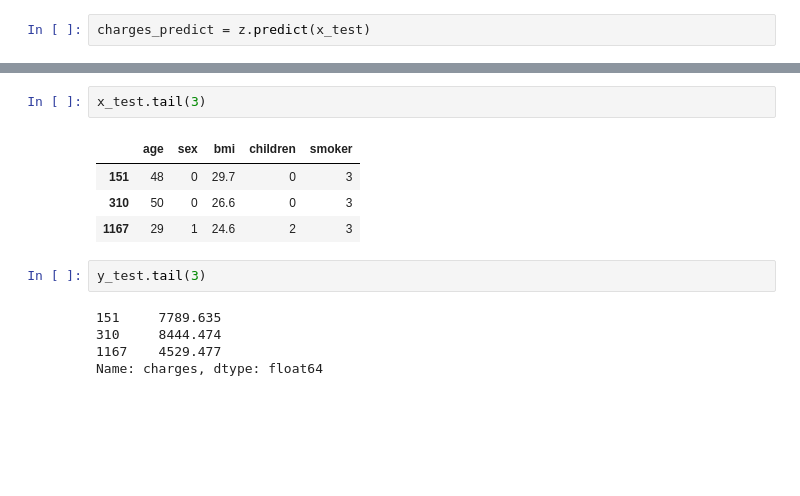
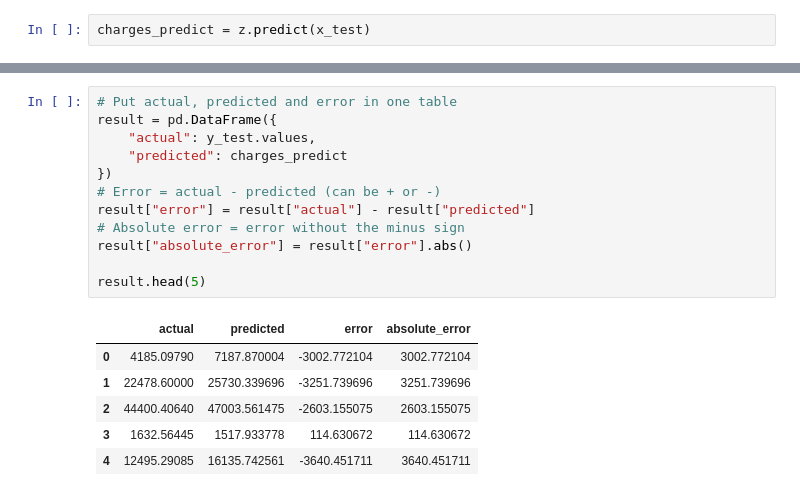
Before and after one commit to Natarajan-2712/Jupyter-lab, a Jupyter notebook: Random Forest(Regressor).ipynb, the cells around one changed output, grey strips where cells are left out. Drawn from its saved outputs; the diff is of its cells as text; blank space fills up the shorter version.

```diff
--- a/Random Forest(Regressor).ipynb
+++ b/Random Forest(Regressor).ipynb
@@ -115,14 +127,19 @@ Mean absolute error : 2609.6861481467604
-# %%
-x_test.tail(3)
-# %% [output]
-|  | age | sex | bmi | children | smoker |
-| 151 | 48 | 0 | 29.7 | 0 | 3 |
-| 310 | 50 | 0 | 26.6 | 0 | 3 |
-| 1167 | 29 | 1 | 24.6 | 2 | 3 |
-# %%
-y_test.tail(3)
-# %% [output]
-151     7789.635
-310     8444.474
-1167    4529.477
-Name: charges, dtype: float64
+# %%
+# Put actual, predicted and error in one table
+result = pd.DataFrame({
+    "actual": y_test.values,
+    "predicted": charges_predict
+})
+# Error = actual - predicted (can be + or -)
+result["error"] = result["actual"] - result["predicted"]
+# Absolute error = error without the minus sign
+result["absolute_error"] = result["error"].abs()
+
+result.head(5)
+# %% [output]
+|  | actual | predicted | error | absolute_error |
+| 0 | 4185.09790 | 7187.870004 | -3002.772104 | 3002.772104 |
+| 1 | 22478.60000 | 25730.339696 | -3251.739696 | 3251.739696 |
+| 2 | 44400.40640 | 47003.561475 | -2603.155075 | 2603.155075 |
+| 3 | 1632.56445 | 1517.933778 | 114.630672 | 114.630672 |
+| 4 | 12495.29085 | 16135.742561 | -3640.451711 | 3640.451711 |
```
Also changed, not shown: parts of 2 cells of this notebook, 1 other file.
